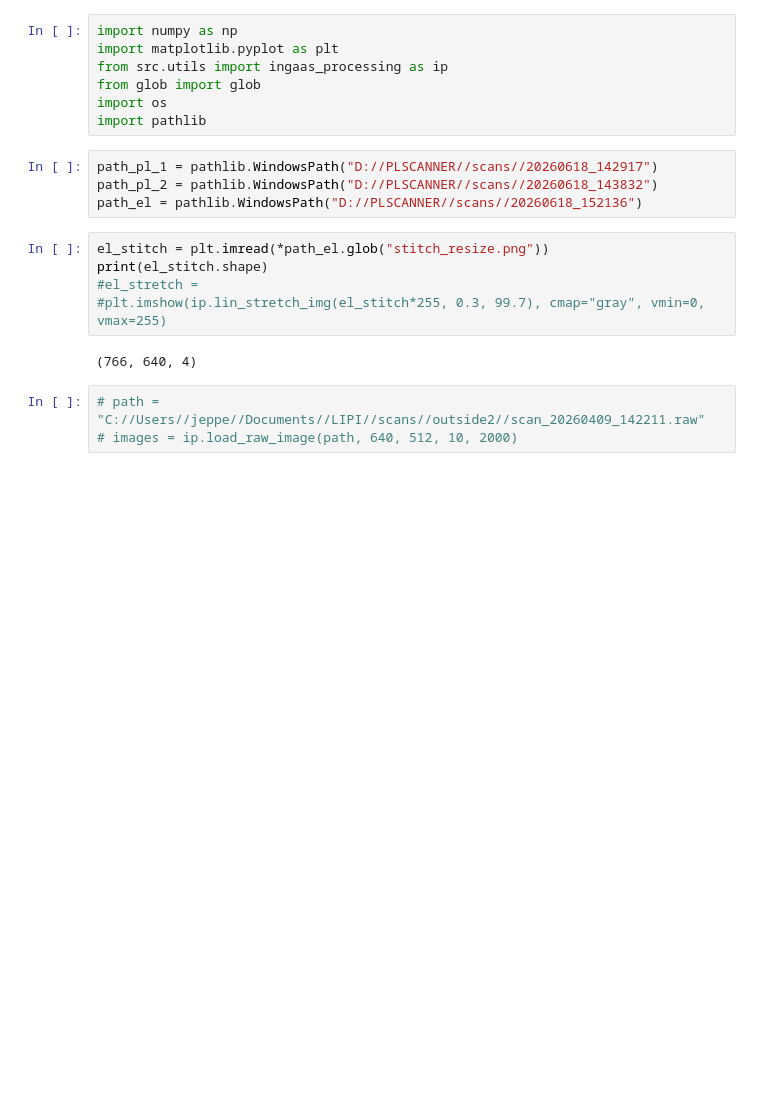
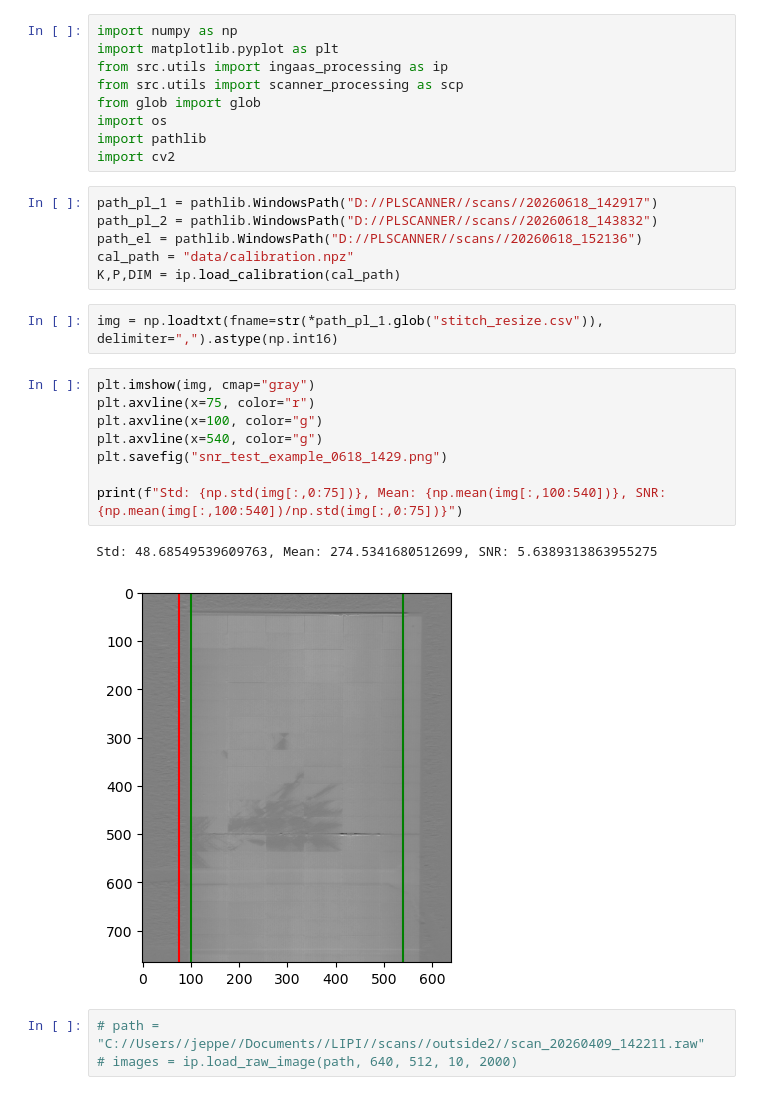
Before and after one commit to JeperoJ/Photoluminescence-scanner, a Jupyter notebook: Software refactor/LIPI_Processing/one_more_notebook_wont_be_a_problem.ipynb, the cells around one changed output. Saved outputs shown, nothing was run; the diff lists cells and outputs as text; blank space fills up the shorter version.

Commit message:
Updates to processor script
Now dumps image arrays as CSV files, so they are able to be properly processed in the future without loading the whole raw file back in.

```diff
--- a/Software refactor/LIPI_Processing/one_more_notebook_wont_be_a_problem.ipynb
+++ b/Software refactor/LIPI_Processing/one_more_notebook_wont_be_a_problem.ipynb
@@ -2,20 +2,30 @@
 import numpy as np
 import matplotlib.pyplot as plt
 from src.utils import ingaas_processing as ip
+from src.utils import scanner_processing as scp
 from glob import glob
 import os
 import pathlib
+import cv2
 # %%
 path_pl_1 = pathlib.WindowsPath("D://PLSCANNER//scans//20260618_142917")
 path_pl_2 = pathlib.WindowsPath("D://PLSCANNER//scans//20260618_143832")
 path_el = pathlib.WindowsPath("D://PLSCANNER//scans//20260618_152136")
+cal_path = "data/calibration.npz"
+K,P,DIM = ip.load_calibration(cal_path)
-# %%
-el_stitch = plt.imread(*path_el.glob("stitch_resize.png"))
-print(el_stitch.shape)
-#el_stretch =
-#plt.imshow(ip.lin_stretch_img(el_stitch*255, 0.3, 99.7), cmap="gray", vmin=0, vmax=255)
-# %% [output]
-(766, 640, 4)
+# %%
+img = np.loadtxt(fname=str(*path_pl_1.glob("stitch_resize.csv")), delimiter=",").astype(np.int16)
+# %%
+plt.imshow(img, cmap="gray")
+plt.axvline(x=75, color="r")
+plt.axvline(x=100, color="g")
+plt.axvline(x=540, color="g")
+plt.savefig("snr_test_example_0618_1429.png")
+
+print(f"Std: {np.std(img[:,0:75])}, Mean: {np.mean(img[:,100:540])}, SNR: {np.mean(img[:,100:540])/np.std(img[:,0:75])}")
+# %% [output]
+Std: 48.68549539609763, Mean: 274.5341680512699, SNR: 5.6389313863955275
+[figure, added]
 # %%
 # path = "C://Users//jeppe//Documents//LIPI//scans//outside2//scan_20260409_142211.raw"
 # images = ip.load_raw_image(path, 640, 512, 10, 2000)
```
Also changed, not shown: 2 other files.
